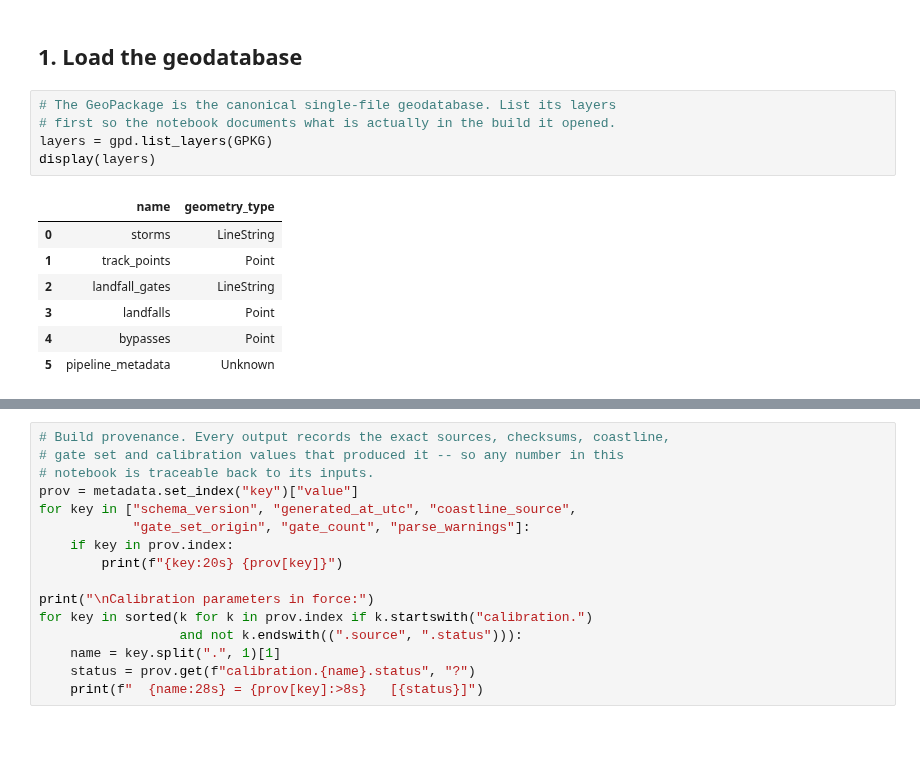
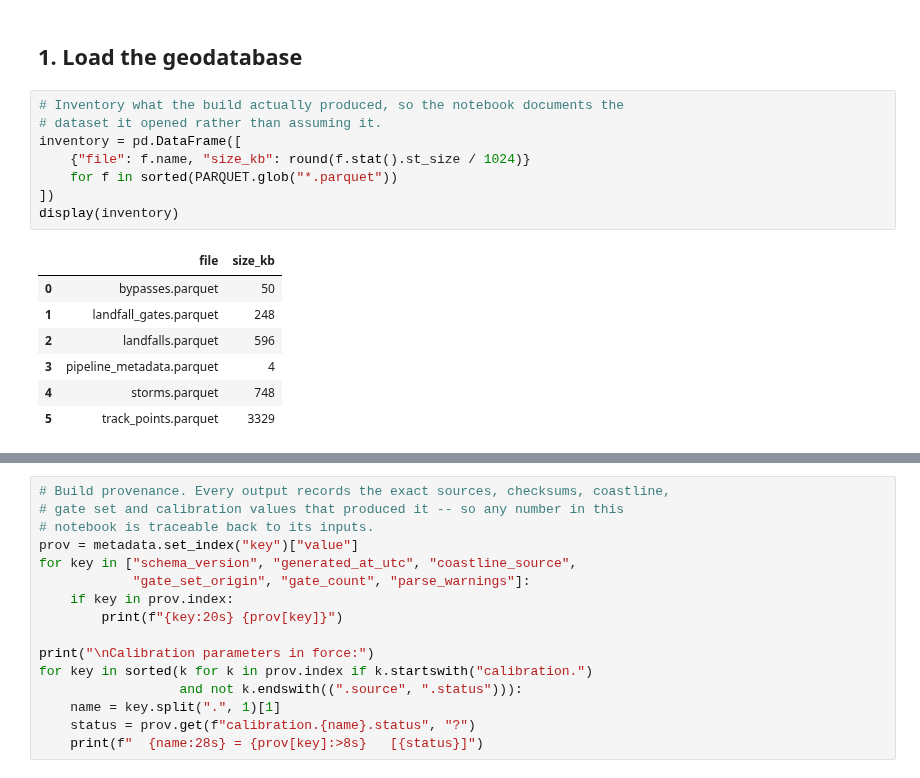
Before and after one commit to rkvaughn/HUTrackDB, a Jupyter notebook: notebooks/eda_validation.ipynb, the cells around one changed output, grey strips where cells are left out. Drawn from its saved outputs; the diff is of its cells as text; blank space fills up the shorter version.

```diff
--- a/notebooks/eda_validation.ipynb
+++ b/notebooks/eda_validation.ipynb
@@ -137,17 +149,20 @@ print("style loaded")
 style loaded
 # %% [markdown]
 ## 1. Load the geodatabase
-# %%
-# The GeoPackage is the canonical single-file geodatabase. List its layers
-# first so the notebook documents what is actually in the build it opened.
-layers = gpd.list_layers(GPKG)
-display(layers)
-# %% [output]
-|  | name | geometry_type |
-| 0 | storms | LineString |
-| 1 | track_points | Point |
-| 2 | landfall_gates | LineString |
-| 3 | landfalls | Point |
-| 4 | bypasses | Point |
-| 5 | pipeline_metadata | Unknown |
+# %%
+# Inventory what the build actually produced, so the notebook documents the
+# dataset it opened rather than assuming it.
+inventory = pd.DataFrame([
+    {"file": f.name, "size_kb": round(f.stat().st_size / 1024)}
+    for f in sorted(PARQUET.glob("*.parquet"))
+])
+display(inventory)
+# %% [output]
+|  | file | size_kb |
+| 0 | bypasses.parquet | 50 |
+| 1 | landfall_gates.parquet | 248 |
+| 2 | landfalls.parquet | 596 |
+| 3 | pipeline_metadata.parquet | 4 |
+| 4 | storms.parquet | 748 |
+| 5 | track_points.parquet | 3329 |
 # %%
```
Also changed, not shown: parts of 6 cells of this notebook, 11 other files.
